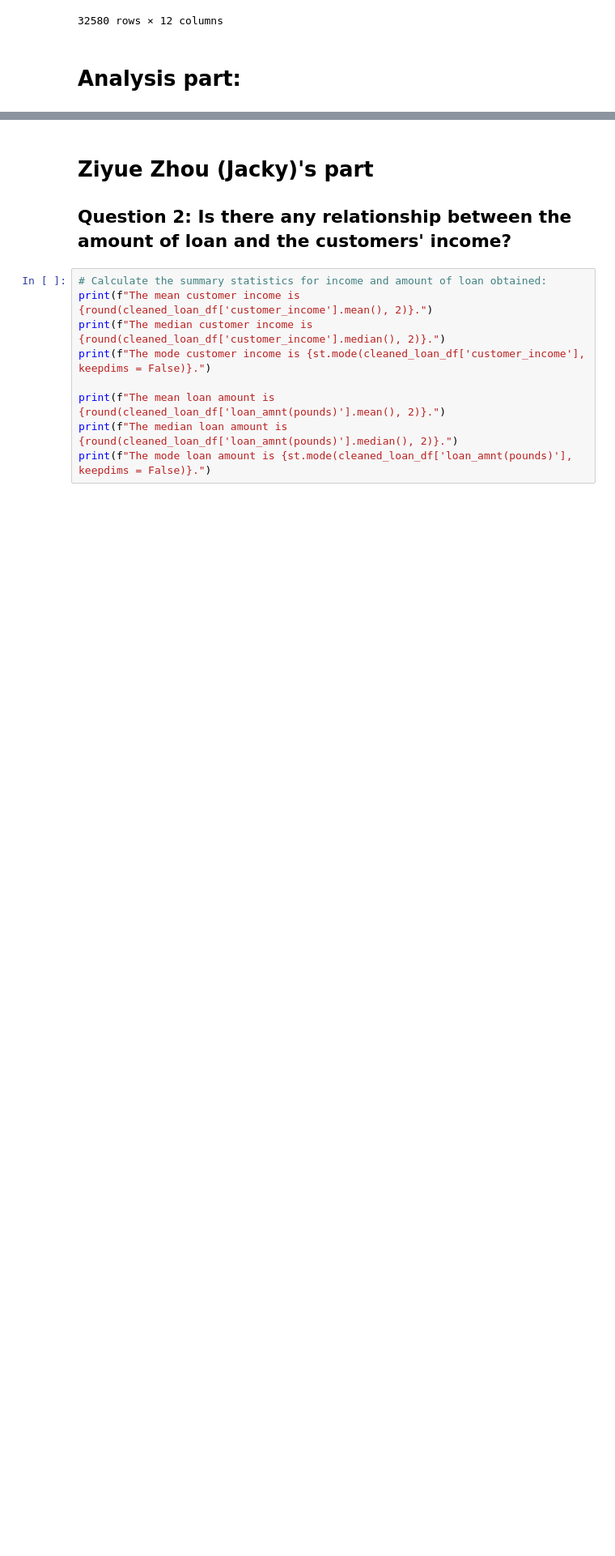
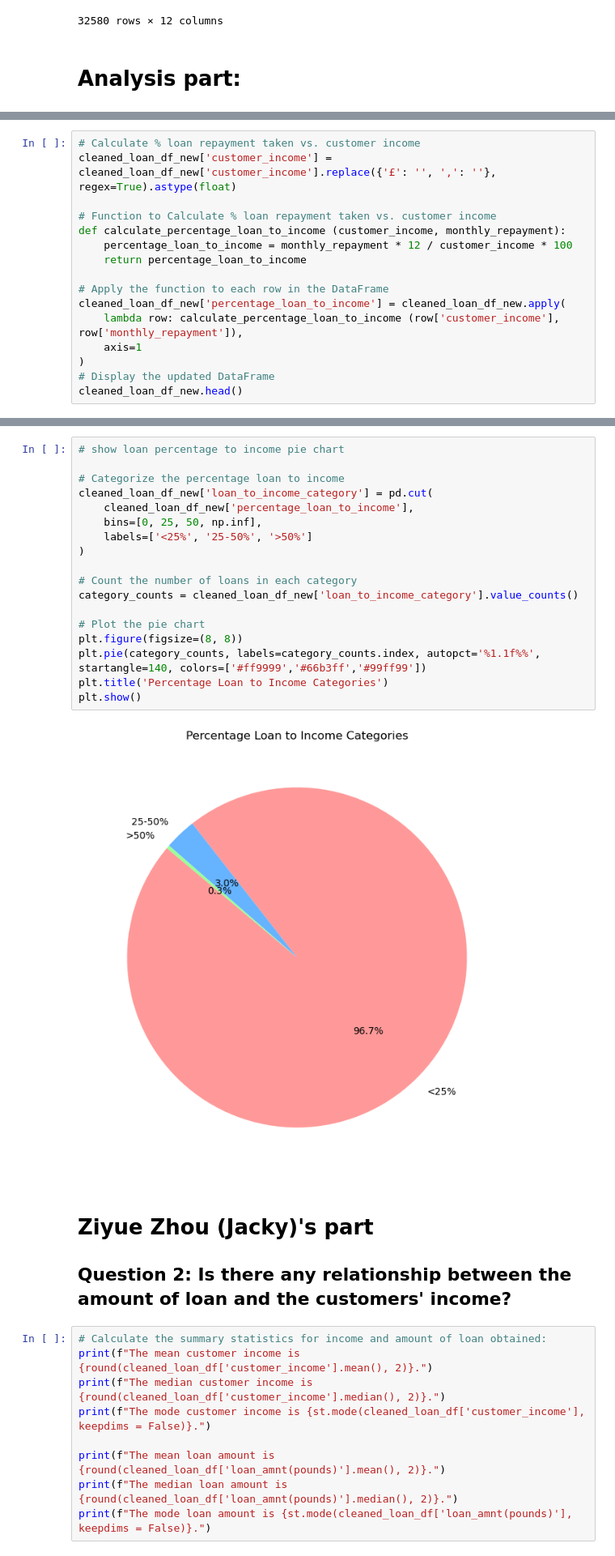
Before and after one commit to Oatsinthepine/Project_1_group8, a Jupyter notebook: Starter_notebook.ipynb, the cells around one changed output, grey strips where cells are left out. Shown at 81% size. Drawn from its saved outputs; the diff is of its cells as text; blank space fills up the shorter version.

```diff
--- a/Starter_notebook.ipynb
+++ b/Starter_notebook.ipynb
@@ -216,0 +358,16 @@ Wang Han's part:
+# %%
+# Calculate % loan repayment taken vs. customer income
+cleaned_loan_df_new['customer_income'] = cleaned_loan_df_new['customer_income'].replace({'£': '', ',': ''}, regex=True).astype(float)
+
+# Function to Calculate % loan repayment taken vs. customer income
+def calculate_percentage_loan_to_income (customer_income, monthly_repayment):
+    percentage_loan_to_income = monthly_repayment * 12 / customer_income * 100
+    return percentage_loan_to_income
+
+# Apply the function to each row in the DataFrame
+cleaned_loan_df_new['percentage_loan_to_income'] = cleaned_loan_df_new.apply(
+    lambda row: calculate_percentage_loan_to_income (row['customer_income'], row['monthly_repayment']),
+    axis=1
+)
+# Display the updated DataFrame
+cleaned_loan_df_new.head()
@@ -217,3 +381,23 @@ Wang Han's part:
+# %%
+# show loan percentage to income pie chart
+
+# Categorize the percentage loan to income
+cleaned_loan_df_new['loan_to_income_category'] = pd.cut(
+    cleaned_loan_df_new['percentage_loan_to_income'],
+    bins=[0, 25, 50, np.inf],
+    labels=['<25%', '25-50%', '>50%']
+)
+
+# Count the number of loans in each category
+category_counts = cleaned_loan_df_new['loan_to_income_category'].value_counts()
+
+# Plot the pie chart
+plt.figure(figsize=(8, 8))
+plt.pie(category_counts, labels=category_counts.index, autopct='%1.1f%%', startangle=140, colors=['#ff9999','#66b3ff','#99ff99'])
+plt.title('Percentage Loan to Income Categories')
+plt.show()
+# %% [output]
+[figure, added]
 # %% [markdown]
 # Ziyue Zhou (Jacky)'s part
 
```
Also changed, not shown: parts of 11 cells of this notebook, 1 other file.
